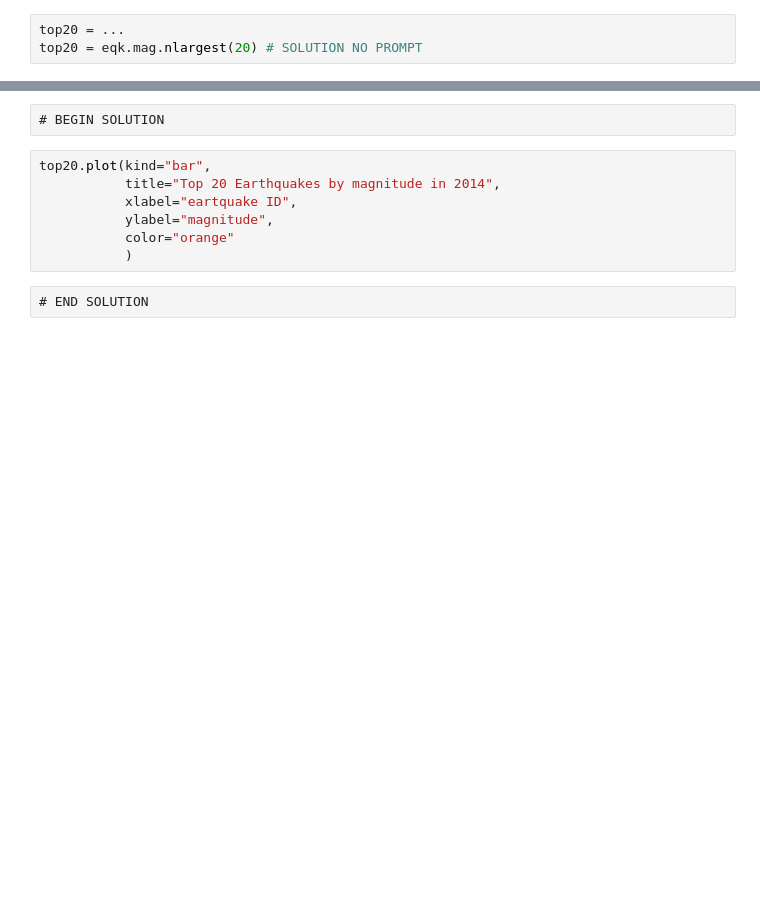
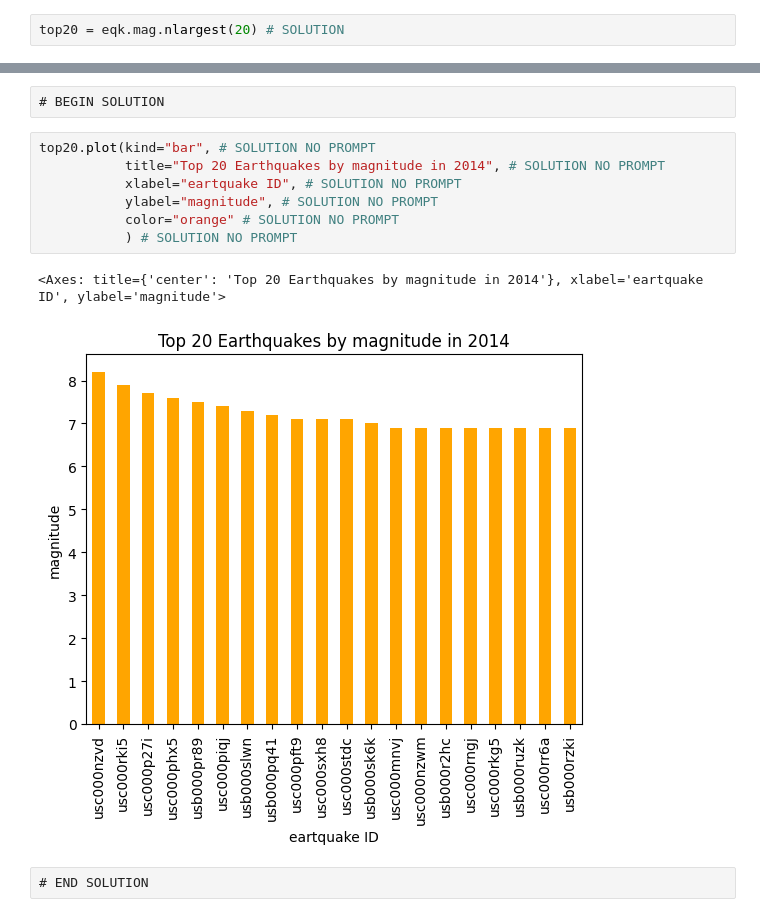
Before and after one commit to MEDS-eds-220/eds220-hwk1-OTTER, a Jupyter notebook: hwk1-task3-earthquakes.ipynb, the cells around one changed output, grey strips where cells are left out. Drawn from its saved outputs; the diff is of its cells as text; blank space fills up the shorter version.

```diff
--- a/hwk1-task3-earthquakes.ipynb
+++ b/hwk1-task3-earthquakes.ipynb
@@ -245,5 +261,4 @@ a. Create a new variable `top20` with the 20 earthquakes with largest magnitude.
 # %% [raw]
 # BEGIN SOLUTION
 # %%
-top20 = ...
-top20 = eqk.mag.nlargest(20) # SOLUTION NO PROMPT
+top20 = eqk.mag.nlargest(20) # SOLUTION
@@ -277,12 +290,15 @@ b. Create a bar plot showing the magnitude of the top 20 earthquakes. Update the
 # %% [raw]
 # BEGIN SOLUTION
 # %%
-top20.plot(kind="bar",
-           title="Top 20 Earthquakes by magnitude in 2014",
-           xlabel="eartquake ID",
-           ylabel="magnitude",
-           color="orange"
-           )
+top20.plot(kind="bar", # SOLUTION NO PROMPT
+           title="Top 20 Earthquakes by magnitude in 2014", # SOLUTION NO PROMPT
+           xlabel="eartquake ID", # SOLUTION NO PROMPT
+           ylabel="magnitude", # SOLUTION NO PROMPT
+           color="orange" # SOLUTION NO PROMPT
+           ) # SOLUTION NO PROMPT
+# %% [output]
+<Axes: title={'center': 'Top 20 Earthquakes by magnitude in 2014'}, xlabel='eartquake ID', ylabel='magnitude'>
+[figure, added]
 # %% [raw]
 # END SOLUTION
 # %% [raw]
```
Also changed, not shown: parts of 49 cells of this notebook, 23 other files.
